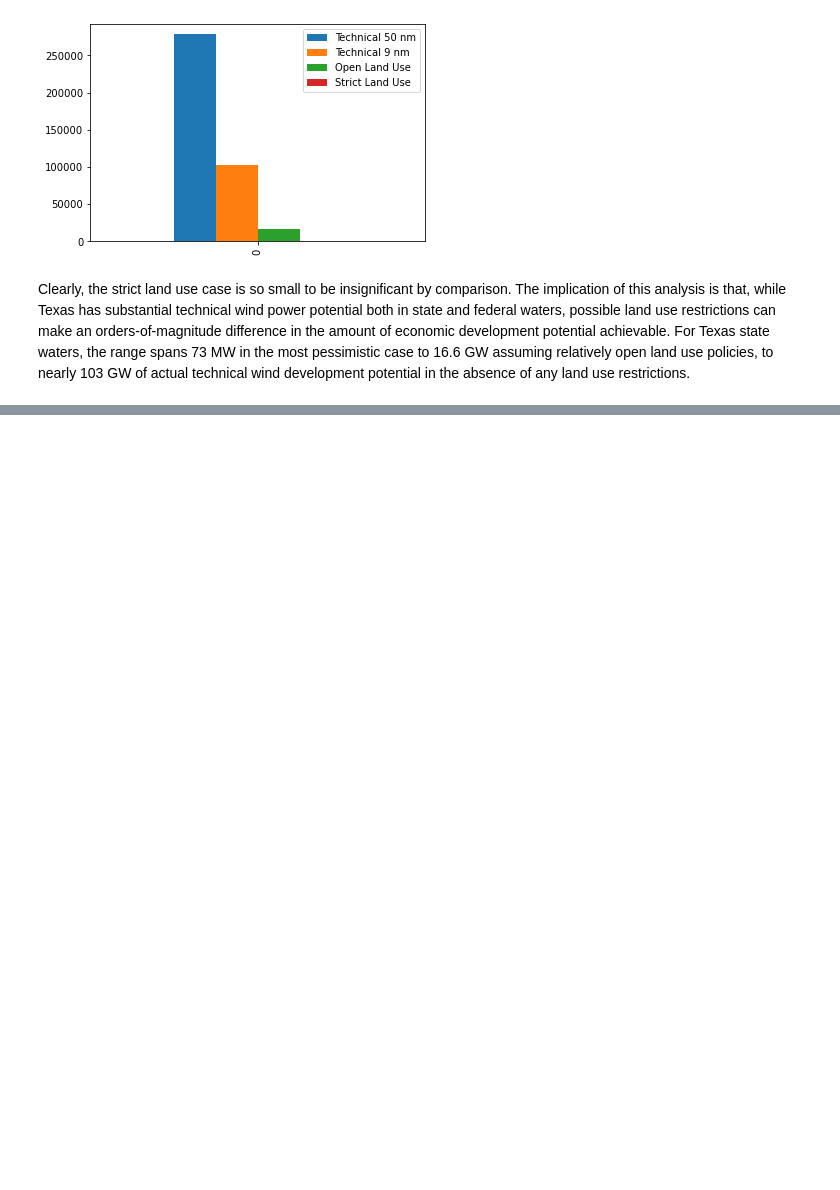
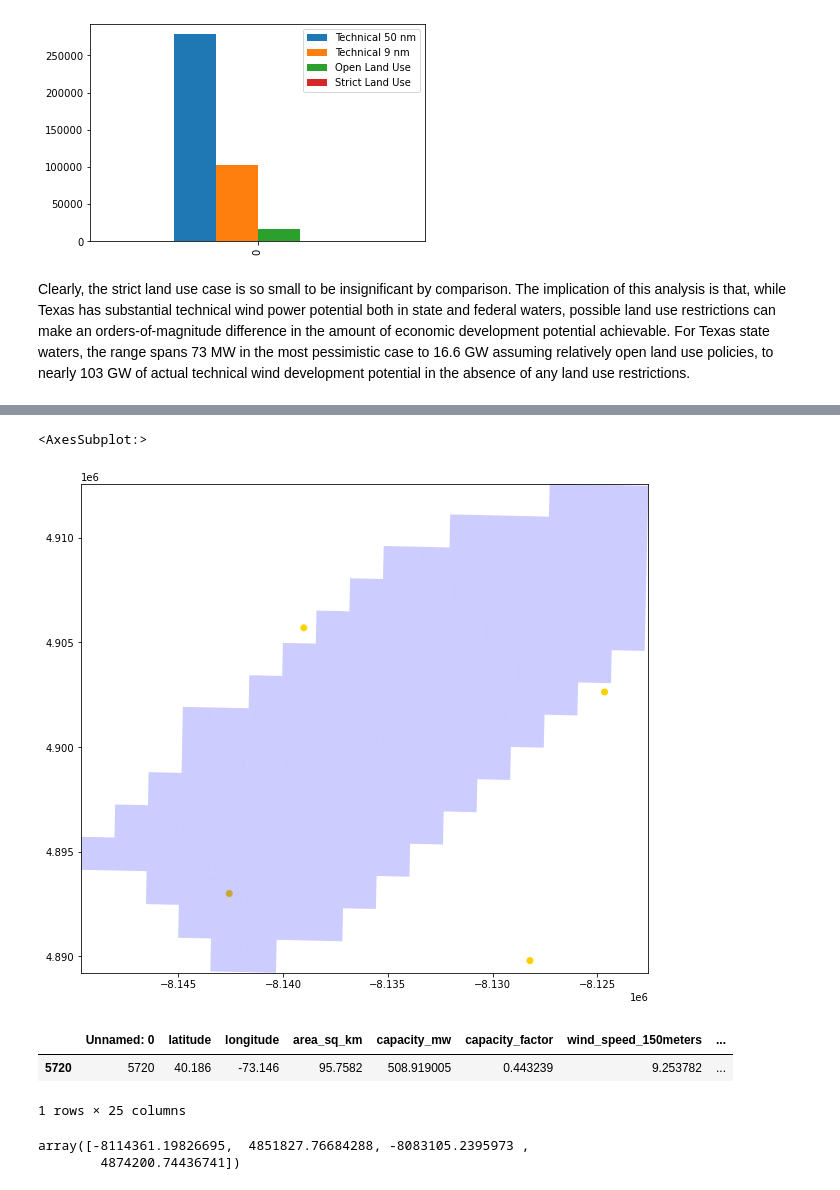
Before and after one commit to thomasmortiz/geospatial, a Jupyter notebook: TexasWindPower.ipynb, the cells around one changed output, grey strips where cells are left out. Drawn from its saved outputs; the diff is of its cells as text; code cells hidden in the pictures; blank space fills up the shorter version.

```diff
--- a/TexasWindPower.ipynb
+++ b/TexasWindPower.ipynb
@@ -193,0 +354,25 @@ Clearly, the strict land use case is so small to be insignificant by comparison.
+# %%
+# need to overlay wind speeds onto each NY Bight lease geometry filtered by lease ID
+
+#nrel_open_gdf.head()
+fig, ax = plt.subplots(figsize=(12,9))
+ax.set_xlim([-8149654.56252254, -8122558.68267174])
+ax.set_ylim([4889220.92186838, 4912582.07694709])
+nrel_open_gdf.plot(ax=ax, column="wind_speed_150meters", cmap ="nipy_spectral")
+ocs_a_0544_geom.plot(ax=ax, alpha=0.2, color="blue")
+# %% [output]
+<AxesSubplot:>
+[figure, added]
+# %%
+ocs_a_0544_wind_speeds = gpd.sjoin(nrel_open_gdf, ocs_a_0544_geom)
+ocs_a_0544_wind_speeds
+# %% [output]
+|  | Unnamed: 0 | latitude | longitude | area_sq_km | capacity_mw | capacity_factor | wind_speed_150meters | ... |
+| 5720 | 5720 | 40.186 | -73.146 | 95.7582 | 508.919005 | 0.443239 | 9.253782 | ... |
+1 rows × 25 columns
+# %%
+ocs_a_0537_geom = nyb_geom[nyb_geom["INFO"].str.contains("^.*OCS-A\s*0537.*$")]
+ocs_a_0537_geom.total_bounds
+# %% [output]
+array([-8114361.19826695,  4851827.76684288, -8083105.2395973 ,
+        4874200.74436741])
```
Also changed, not shown: parts of 35 cells of this notebook.
